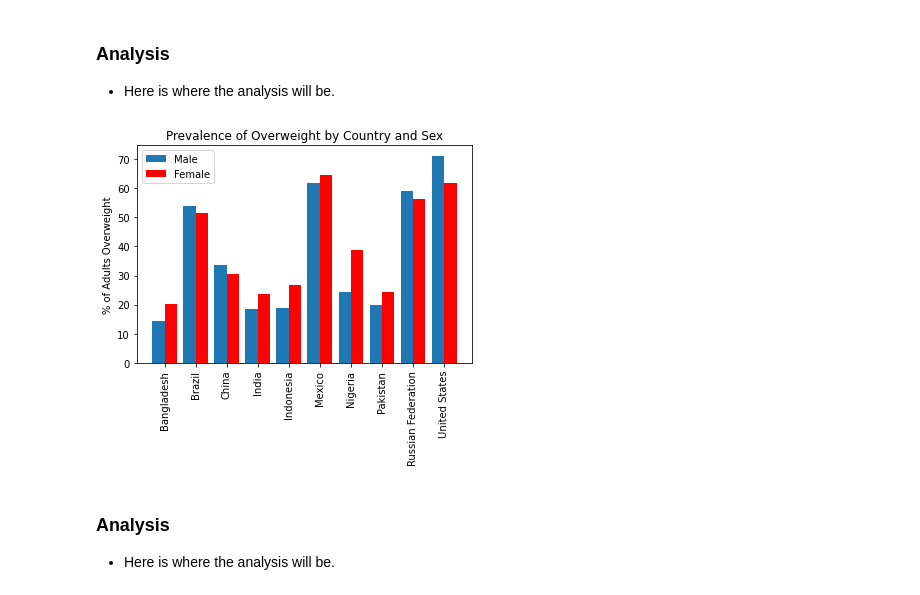
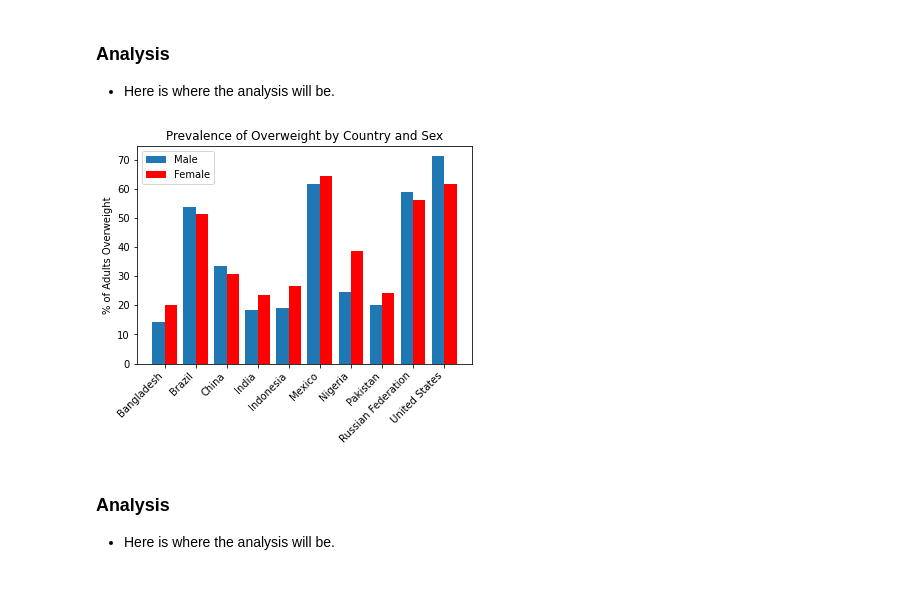
Before and after one commit to ralphy32/project_1, a Jupyter notebook: project1.ipynb, the cells around one changed output. Cells and saved outputs as stored; diff of their text form; code cells hidden in the pictures.

```diff
--- a/project1.ipynb
+++ b/project1.ipynb
@@ -527,27 +538,27 @@ plt.show()
 # %%
 # Plot bar graph of overweight % by sex by country
 x_values = sorted_overweight_df["Country"]
 y1_values = sorted_overweight_df["Prevalence of overweight, male (% of male adults)"]
 y2_values = sorted_overweight_df["Prevalence of overweight, female (% of female adults)"]
 
 X_axis = np.arange(len(x_values))
 
 plt.bar(X_axis - 0.2, y1_values, 0.4, label = 'Male')
 plt.bar(X_axis + 0.2, y2_values, 0.4, label = 'Female', color="r")
 
-plt.xticks(X_axis, x_values,rotation=90)
+plt.xticks(X_axis, x_values,rotation=45, ha="right", va="top")
 plt.ylabel("% of Adults Overweight")
 plt.title("Prevalence of Overweight by Country and Sex")
 
 plt.legend()
 
 # Save the figure
 plt.savefig("output_figs/Overweight_%_by_Sex_by_Country.png")
 
 # Display the figure
 plt.show()
 # %% [output]
-[figure, old version]
+[figure, new version]
 # %% [markdown]
 ### Analysis
 
```
Also changed, not shown: parts of 1 cell of this notebook, 1 other file.
